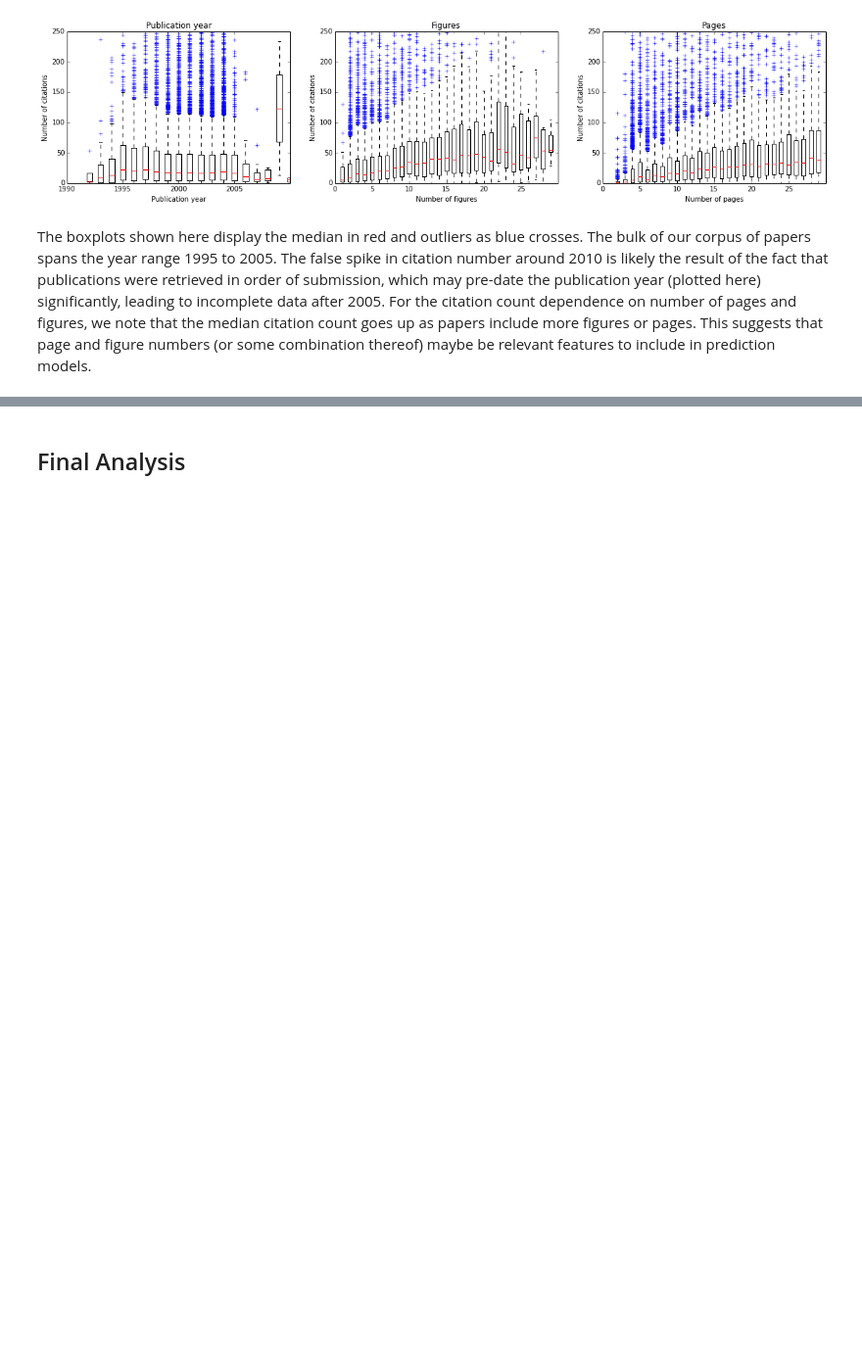
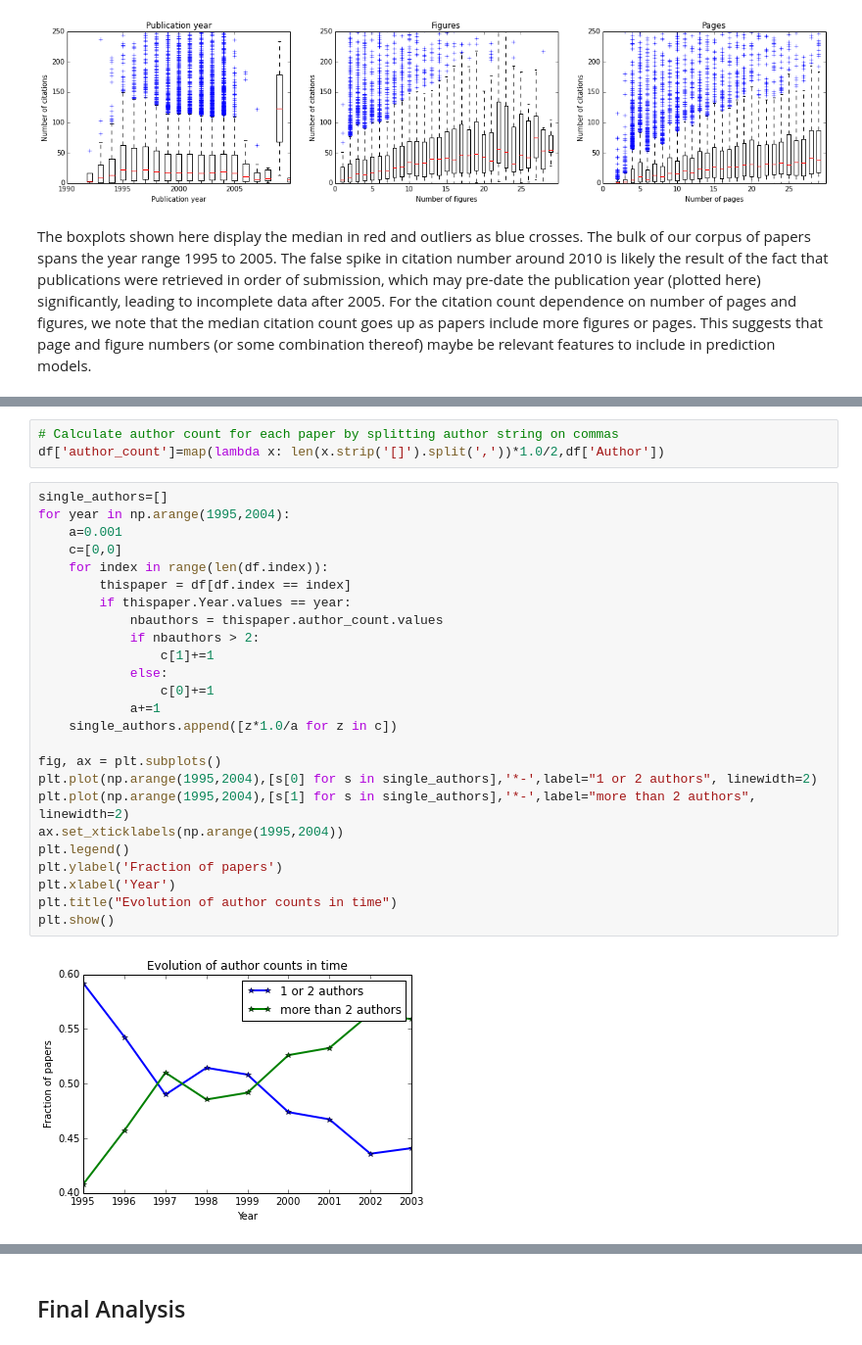
Before and after one commit to ahuja0007/team_citation, a Jupyter notebook: process_book.ipynb, the cells around one changed output, grey strips where cells are left out. Shown at 98% size. Saved outputs shown, nothing was run; the diff lists cells and outputs as text; blank space fills up the shorter version.

```diff
--- a/process_book.ipynb
+++ b/process_book.ipynb
@@ -168,0 +281,30 @@ JOURNALS
+# %%
+# Calculate author count for each paper by splitting author string on commas
+df['author_count']=map(lambda x: len(x.strip('[]').split(','))*1.0/2,df['Author'])
+# %%
+single_authors=[]
+for year in np.arange(1995,2004):
+    a=0.001
+    c=[0,0]
+    for index in range(len(df.index)):
+        thispaper = df[df.index == index]
+        if thispaper.Year.values == year:
+            nbauthors = thispaper.author_count.values
+            if nbauthors > 2:
+                c[1]+=1
+            else:
+                c[0]+=1
+            a+=1
+    single_authors.append([z*1.0/a for z in c])
+
+fig, ax = plt.subplots()
+plt.plot(np.arange(1995,2004),[s[0] for s in single_authors],'*-',label="1 or 2 authors", linewidth=2)
+plt.plot(np.arange(1995,2004),[s[1] for s in single_authors],'*-',label="more than 2 authors", linewidth=2)
+ax.set_xticklabels(np.arange(1995,2004))
+plt.legend()
+plt.ylabel('Fraction of papers')
+plt.xlabel('Year')
+plt.title("Evolution of author counts in time")
+plt.show()
+# %% [output]
+[figure, added]
```
Also changed, not shown: parts of 55 cells of this notebook.
